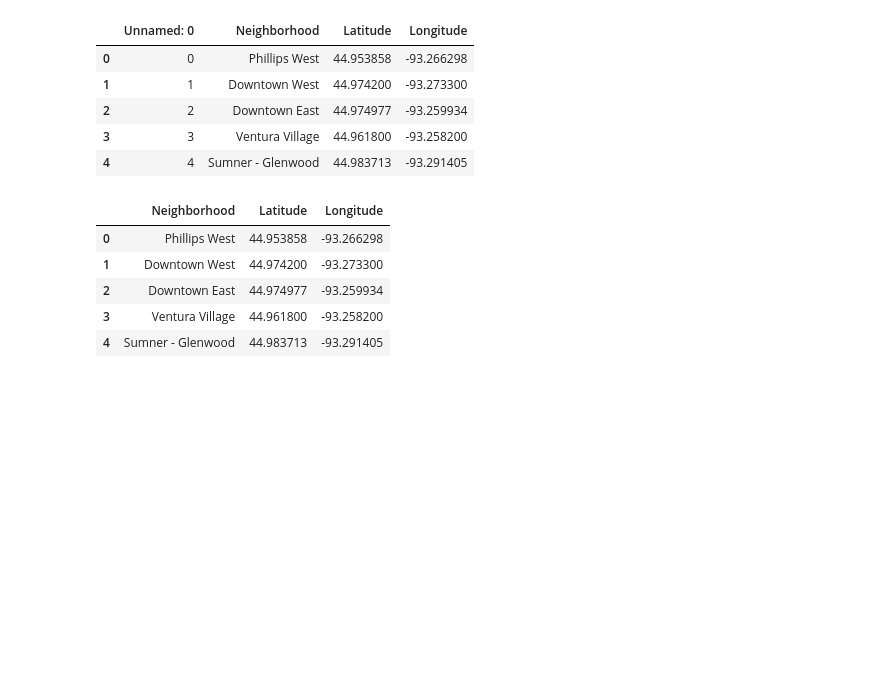
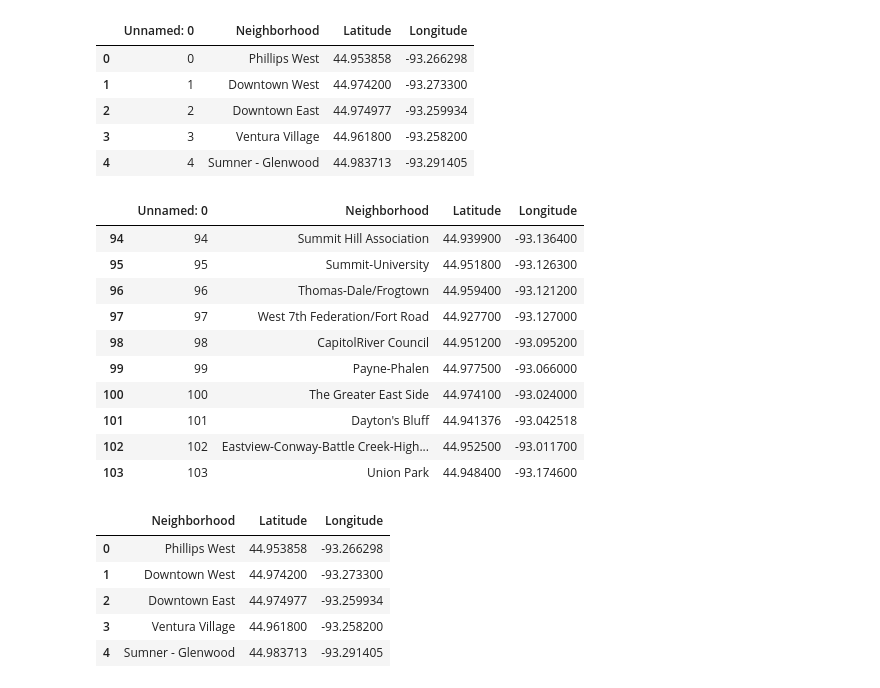
Before and after one commit to no50free/Twin_Cities_Cluster_Analysis, a Jupyter notebook: Neighborhood_demographics.ipynb, the cells around one changed output. Drawn from its saved outputs; the diff is of its cells as text; code cells hidden in the pictures; blank space fills up the shorter version.

```diff
--- a/Neighborhood_demographics.ipynb
+++ b/Neighborhood_demographics.ipynb
@@ -204,8 +204,8 @@ df.head()
 | 4 | Cedar Riverside | Minneapolis | 10065 | 100% | 3219 | 32.00% | 6846 | ... |
 5 rows × 120 columns
 # %%
-nbhds_latlon=pd.read_csv('nbhds_latlon.csv')
-nbhds_latlon.head()
+df2=pd.read_csv('nbhds_latlon.csv')
+df2.head()
 # %% [output]
 |  | Unnamed: 0 | Neighborhood | Latitude | Longitude |
 | 0 | 0 | Phillips West | 44.953858 | -93.266298 |
@@ -213,6 +213,20 @@ nbhds_latlon.head()
 | 2 | 2 | Downtown East | 44.974977 | -93.259934 |
 | 3 | 3 | Ventura Village | 44.961800 | -93.258200 |
 | 4 | 4 | Sumner - Glenwood | 44.983713 | -93.291405 |
+# %%
+df2.tail(10)
+# %% [output]
+|  | Unnamed: 0 | Neighborhood | Latitude | Longitude |
+| 94 | 94 | Summit Hill Association | 44.939900 | -93.136400 |
+| 95 | 95 | Summit-University | 44.951800 | -93.126300 |
+| 96 | 96 | Thomas-Dale/Frogtown | 44.959400 | -93.121200 |
+| 97 | 97 | West 7th Federation/Fort Road | 44.927700 | -93.127000 |
+| 98 | 98 | CapitolRiver Council | 44.951200 | -93.095200 |
+| 99 | 99 | Payne-Phalen | 44.977500 | -93.066000 |
+| 100 | 100 | The Greater East Side | 44.974100 | -93.024000 |
+| 101 | 101 | Dayton's Bluff | 44.941376 | -93.042518 |
+| 102 | 102 | Eastview-Conway-Battle Creek-High... | 44.952500 | -93.011700 |
+| 103 | 103 | Union Park | 44.948400 | -93.174600 |
 # %%
 nbhds_latlon.drop(columns=['Unnamed: 0'], inplace=True)
 nbhds_latlon.head()
```
Also changed, not shown: parts of 9 cells of this notebook, 1 other file.
